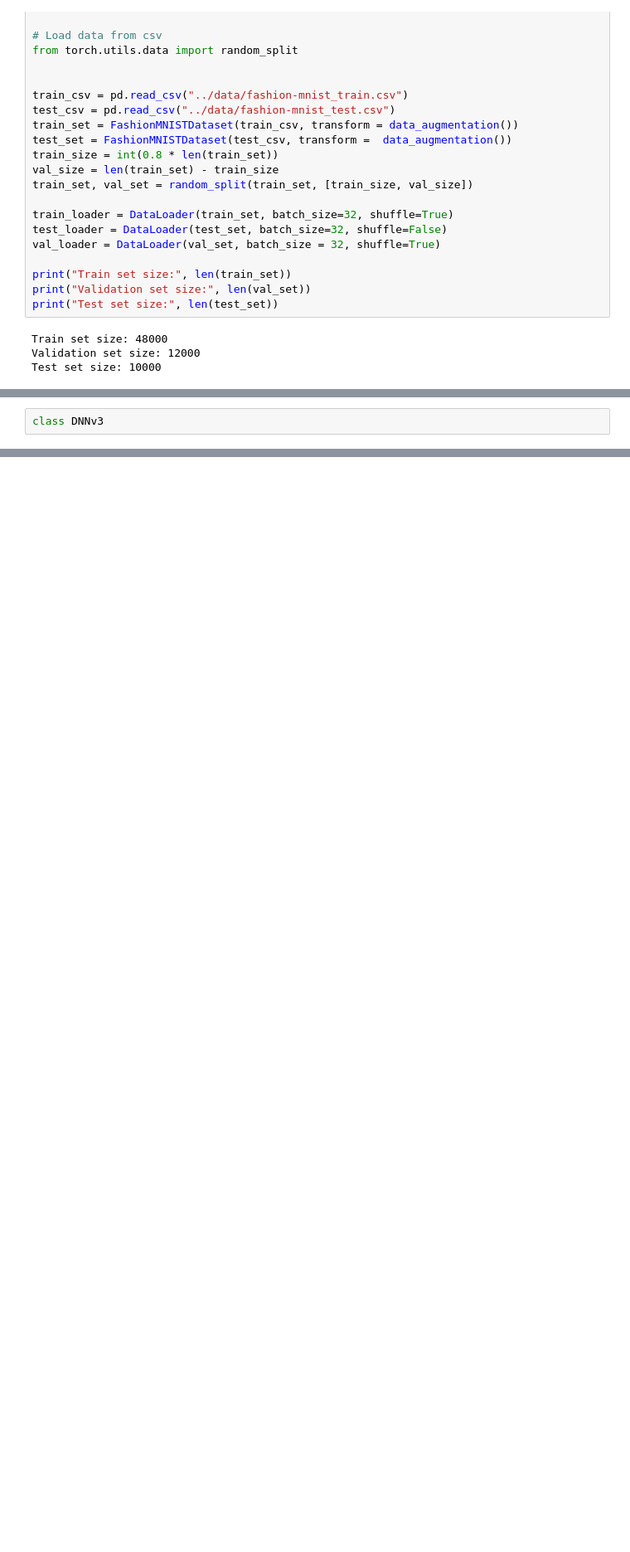
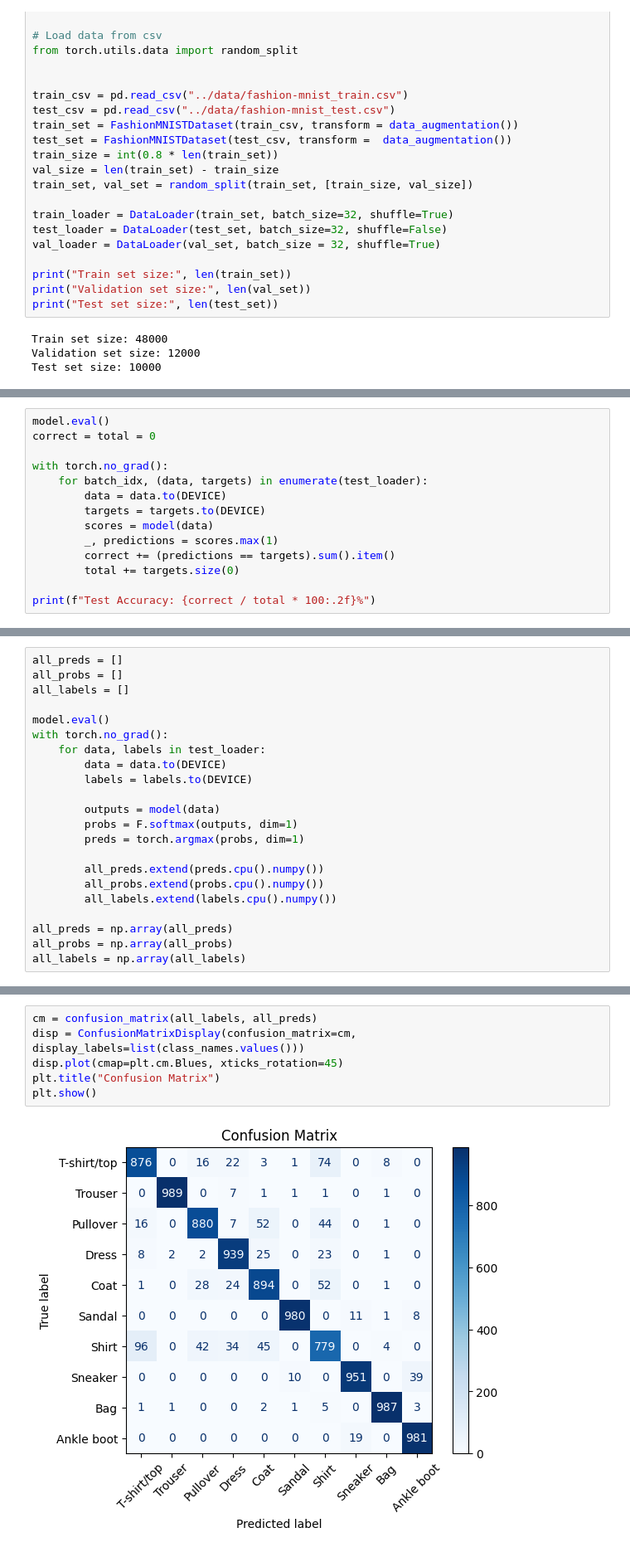
Before and after one commit to MingChuan23/CS3244_Group4, a Jupyter notebook: src/DNNv3.ipynb, the cells around one changed output, grey strips where cells are left out. Shown at 83% size. Cells and saved outputs as stored; diff of their text form; blank space fills up the shorter version.

Commit message:
Add DNNv3.ipynb for review

```diff
--- a/src/DNNv3.ipynb
+++ b/src/DNNv3.ipynb
@@ -137,2 +140,0 @@ show_one_per_class(train_set, list(class_names.values()))
-# %%
-class DNNv3
@@ -138,0 +293,14 @@ class DNNv3
+# %%
+model.eval()
+correct = total = 0
+
+with torch.no_grad():
+    for batch_idx, (data, targets) in enumerate(test_loader):
+        data = data.to(DEVICE)
+        targets = targets.to(DEVICE)
+        scores = model(data)
+        _, predictions = scores.max(1)
+        correct += (predictions == targets).sum().item()
+        total += targets.size(0)
+
+print(f"Test Accuracy: {correct / total * 100:.2f}%")
@@ -138,0 +311,22 @@ class DNNv3
+# %%
+all_preds = []
+all_probs = []
+all_labels = []
+
+model.eval()
+with torch.no_grad():
+    for data, labels in test_loader:
+        data = data.to(DEVICE)
+        labels = labels.to(DEVICE)
+
+        outputs = model(data)
+        probs = F.softmax(outputs, dim=1)
+        preds = torch.argmax(probs, dim=1)
+
+        all_preds.extend(preds.cpu().numpy())
+        all_probs.extend(probs.cpu().numpy())
+        all_labels.extend(labels.cpu().numpy())
+
+all_preds = np.array(all_preds)
+all_probs = np.array(all_probs)
+all_labels = np.array(all_labels)
@@ -138,0 +335,8 @@ class DNNv3
+# %%
+cm = confusion_matrix(all_labels, all_preds)
+disp = ConfusionMatrixDisplay(confusion_matrix=cm, display_labels=list(class_names.values()))
+disp.plot(cmap=plt.cm.Blues, xticks_rotation=45)
+plt.title("Confusion Matrix")
+plt.show()
+# %% [output]
+[figure, added]
```
Also changed, not shown: parts of 21 cells of this notebook, 1 other file.
